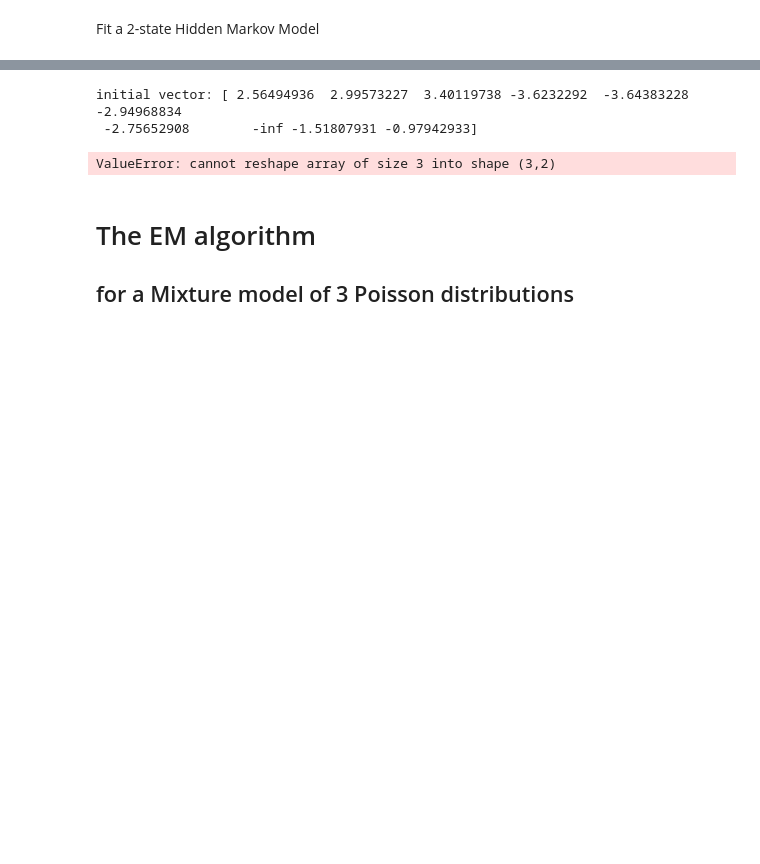
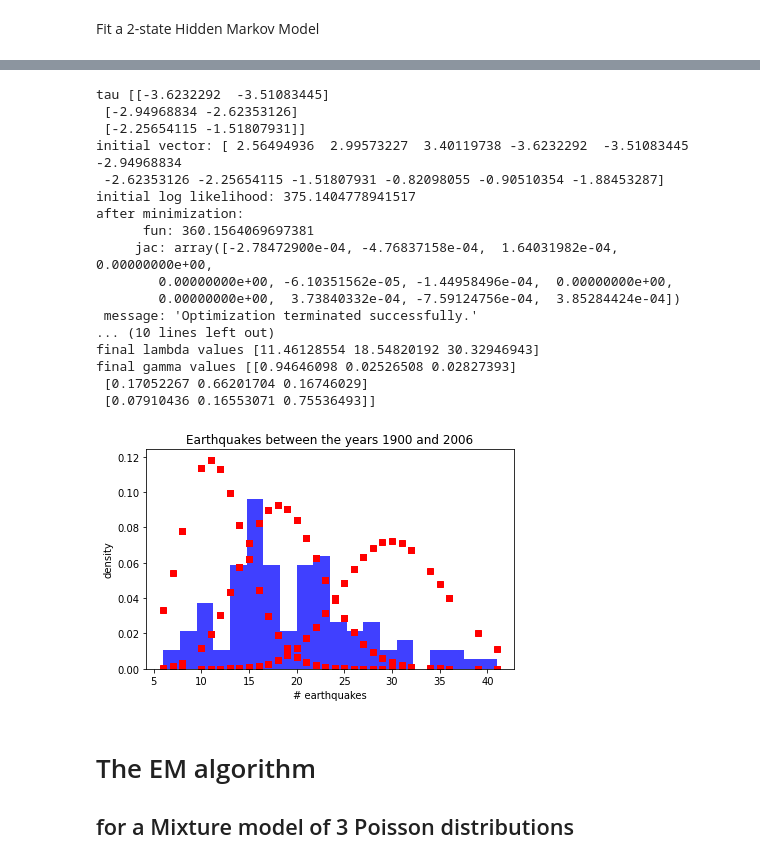
Before and after one commit to olayasturias/HMM-course, a Jupyter notebook: Poisson-HMM.ipynb, the cells around one changed output, grey strips where cells are left out. Drawn from its saved outputs; the diff is of its cells as text; code cells hidden in the pictures; blank space fills up the shorter version.

```diff
--- a/Poisson-HMM.ipynb
+++ b/Poisson-HMM.ipynb
@@ -151,6 +151,7 @@ def pn2pw(m,lmbda,gamma,delta=None,stationary=True):
     tgamma = np.log(gamma/np.diag(gamma))
     # discard diagonal elemets from the transformed vector
     tau = remove_diag(tgamma)
+    print('tau',tau)
     if stationary:
         tdelta = None
     else:
@@ -173,11 +174,9 @@ def pw2pn(m,tlambda,tau,tdelta,stationary=True):
     if stationary:
         delta = np.linalg.solve(np.identity(m)-gamma+np.ones((m,m)),np.ones((1,m)).T)
     else:
-        print('tdelta',tdelta)
         edelta = np.exp(tdelta)
-        print('edelta',edelta)
-        delta = edelta/np.sum(edelta,axis=1)
-        print(np.sum(edelta,axis=0))
+        delta = edelta/np.sum(edelta,axis=0)
+
 
     return lmbda,gamma,delta
 # %%
@@ -186,12 +185,11 @@ def poisson_mllk(vector,x,m,stationary):
     # read stored values
     # iterate as start+cellsize*index
     tlambda = vector[0:m].astype(float)
-    tau = vector[m:m+m].astype(float)
+    tau = vector[m:m+m*m-m].astype(float) # vector[m:m+m].astype(float)
+
     tau = tau.reshape((m,m-1))
-    tdelta = vector[-1]
     if stationary: tdelta = None
     else: tdelta = vector[-m:]
-
 
     # if we only have 1 state
     if m==1: return (-np.sum(poisson.pmf(k=x,mu=np.exp(tlambda))))
@@ -234,7 +232,7 @@ def poisson_mle(x,observation_seq,m,lambda_ini,gamma_ini,delta_ini=None,stationa
     print(min_log.x)
     # convert params from minimization to natural parameters
     tlambda = min_log.x[0:m].astype(float)
-    tau = min_log.x[m:m+m].astype(float)
+    tau = min_log.x[m:m+m*m-m].astype(float)
     tau = tau.reshape((m,m-1))
     tdelta = min_log.x[-1]
     if tdelta==0: tdelta = None
@@ -301,13 +316,28 @@ AxisError: axis 1 is out of bounds for array of dimension 1
 # %%
 m = 3
 lambda_ini = np.array([13,20,30])
-gamma_ini = np.array([[0.955,0.024,0.021],[0.05,0.899,0.051],[0.0,0.197,0.803]])
+gamma_ini = np.array([[0.955,0.024,0.021],[0.05,0.899,0.051],[0.1,0.197,0.703]])
 delta = np.array([0.44,0.4045,0.1519])
 poisson_mle(observation_seq,state_seq,m,lambda_ini,gamma_ini,delta,False)
 # %% [output]
-initial vector: [ 2.56494936  2.99573227  3.40119738 -3.6232292  -3.64383228 -2.94968834
- -2.75652908        -inf -1.51807931 -0.97942933]
+tau [[-3.6232292  -3.51083445]
+ [-2.94968834 -2.62353126]
+ [-2.25654115 -1.51807931]]
+initial vector: [ 2.56494936  2.99573227  3.40119738 -3.6232292  -3.51083445 -2.94968834
+ -2.62353126 -2.25654115 -1.51807931 -0.82098055 -0.90510354 -1.88453287]
+initial log likelihood: 375.1404778941517
+after minimization:
+      fun: 360.1564069697381
+     jac: array([-2.78472900e-04, -4.76837158e-04,  1.64031982e-04,  0.00000000e+00,
+        0.00000000e+00, -6.10351562e-05, -1.44958496e-04,  0.00000000e+00,
+        0.00000000e+00,  3.73840332e-04, -7.59124756e-04,  3.85284424e-04])
+ message: 'Optimization terminated successfully.'
+... (10 lines left out)
+final lambda values [11.46128554 18.54820192 30.32946943]
+final gamma values [[0.94646098 0.02526508 0.02827393]
+ [0.17052267 0.66201704 0.16746029]
+ [0.07910436 0.16553071 0.75536493]]
-ValueError: cannot reshape array of size 3 into shape (3,2)
+[figure, added]
 # %% [markdown]
 # The EM algorithm
 
```
Also changed, not shown: parts of 2 cells of this notebook.
